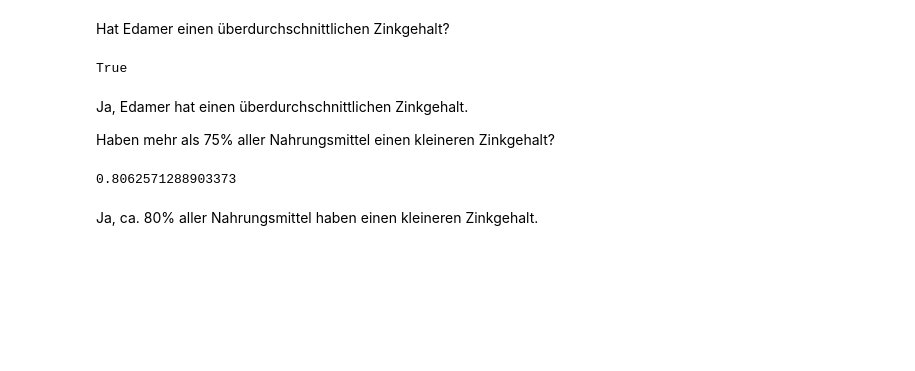
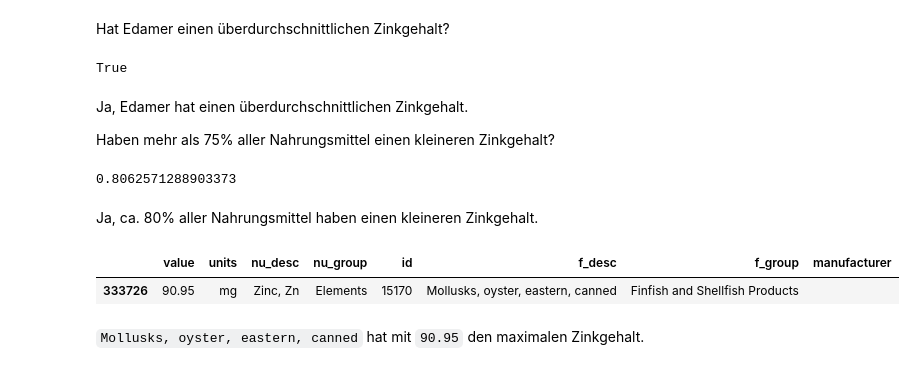
Before and after one commit to robingenz/htwg-machine-learning-exercises, a Jupyter notebook: exercises/01_Explorative_Analyse_und_PCA/02_data-preprocessing.ipynb, the cells around one changed output. Saved outputs shown, nothing was run; the diff lists cells and outputs as text; code cells hidden in the pictures; blank space fills up the shorter version.

```diff
--- a/exercises/01_Explorative_Analyse_und_PCA/02_data-preprocessing.ipynb
+++ b/exercises/01_Explorative_Analyse_und_PCA/02_data-preprocessing.ipynb
@@ -229,3 +230,10 @@ len(dataFrameWithZinc.query('value < @zincAndEdamerValue')) / len(dataFrameWithZ
 0.8062571288903373
 # %% [markdown]
 Ja, ca. 80% aller Nahrungsmittel haben einen kleineren Zinkgehalt.
+# %%
+dataFrameWithZinc[dataFrameWithZinc['value']==dataFrameWithZinc['value'].max()]
+# %% [output]
+|  | value | units | nu_desc | nu_group | id | f_desc | f_group | manufacturer |
+| 333726 | 90.95 | mg | Zinc, Zn | Elements | 15170 | Mollusks, oyster, eastern, canned | Finfish and Shellfish Products |  |
+# %% [markdown]
+`Mollusks, oyster, eastern, canned` hat mit `90.95` den maximalen Zinkgehalt.
```
Also changed, not shown: parts of 2 cells of this notebook, 2 other files.
